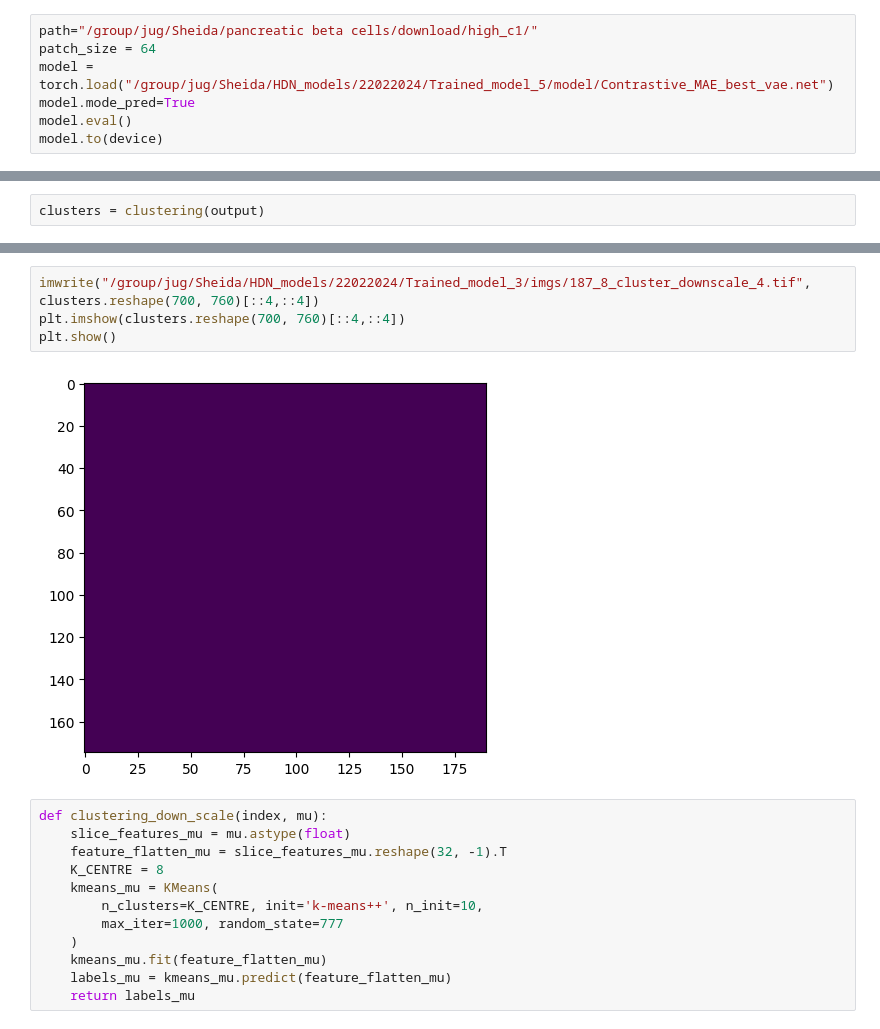
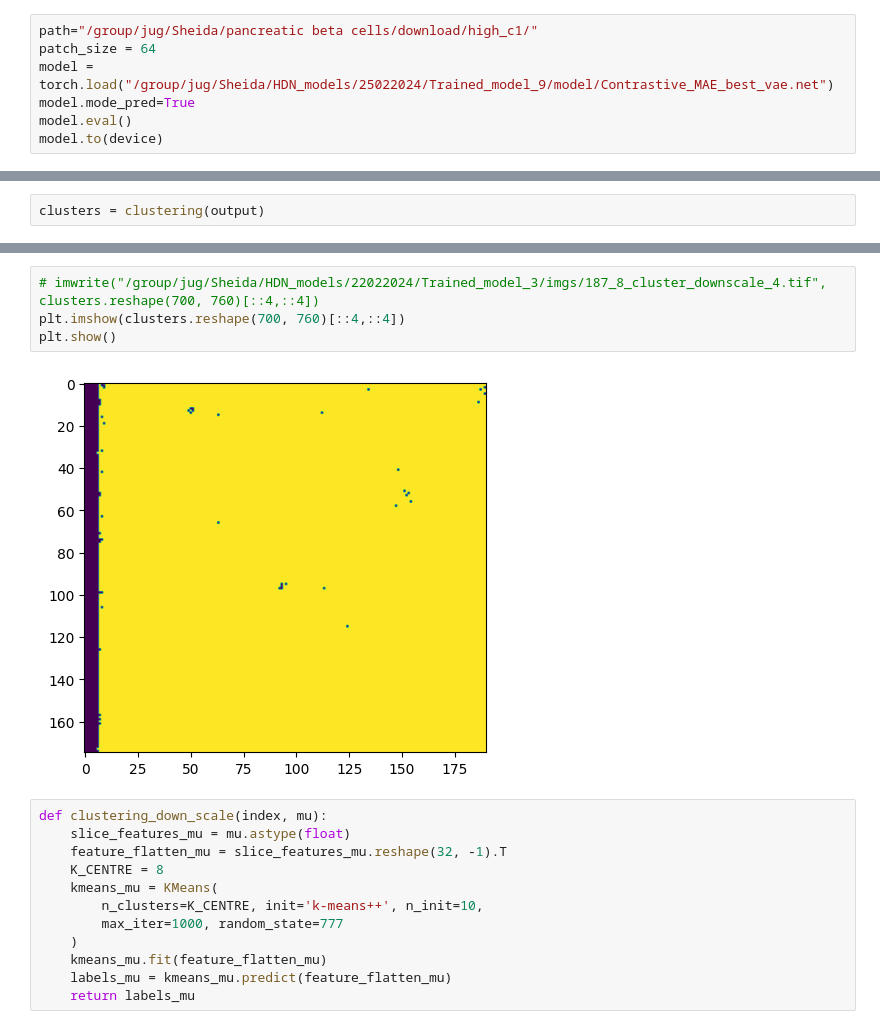
Before and after one commit to shei-dark/HDN, a Jupyter notebook: examples/Pixel_Noise/Convallaria/3-Evaluation.ipynb, the cells around one changed output, grey strips where cells are left out. Cells and saved outputs as stored; diff of their text form.

```diff
--- a/examples/Pixel_Noise/Convallaria/3-Evaluation.ipynb
+++ b/examples/Pixel_Noise/Convallaria/3-Evaluation.ipynb
@@ -14,7 +14,7 @@ device = torch.device("cuda" if use_cuda else "cpu")
 # %%
 path="/group/jug/Sheida/pancreatic beta cells/download/high_c1/"
 patch_size = 64
-model = torch.load("/group/jug/Sheida/HDN_models/22022024/Trained_model_5/model/Contrastive_MAE_best_vae.net")
+model = torch.load("/group/jug/Sheida/HDN_models/25022024/Trained_model_9/model/Contrastive_MAE_best_vae.net")
 model.mode_pred=True
 model.eval()
 model.to(device)
@@ -142,9 +142,9 @@ plt.show()
 # %%
-imwrite("/group/jug/Sheida/HDN_models/22022024/Trained_model_3/imgs/187_8_cluster_downscale_4.tif", clusters.reshape(700, 760)[::4,::4])
+# imwrite("/group/jug/Sheida/HDN_models/22022024/Trained_model_3/imgs/187_8_cluster_downscale_4.tif", clusters.reshape(700, 760)[::4,::4])
 plt.imshow(clusters.reshape(700, 760)[::4,::4])
 plt.show()
 # %% [output]
-[figure, old version]
+[figure, new version]
 # %%
 def clustering_down_scale(index, mu):
     slice_features_mu = mu.astype(float)
```
Also changed, not shown: parts of 4 cells of this notebook, 7 other files.
